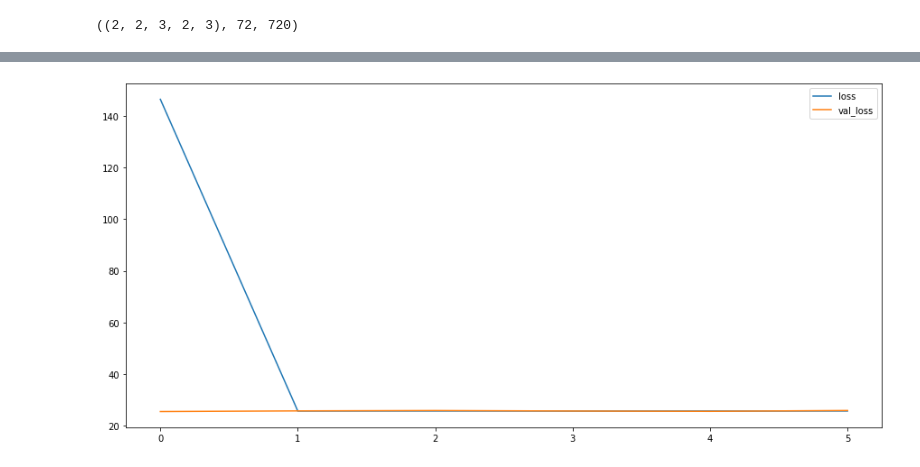
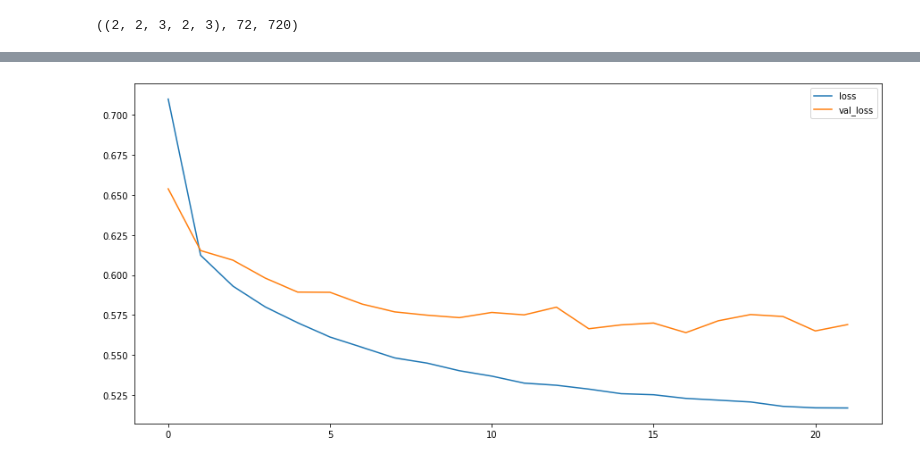
Before and after one commit to matejsladek/random_layers, a Jupyter notebook: code/experiments/census-income/Census Income.ipynb, the cells around one changed output, grey strips where cells are left out. Saved outputs shown, nothing was run; the diff lists cells and outputs as text; code cells hidden in the pictures.

```diff
--- a/code/experiments/census-income/Census Income.ipynb
+++ b/code/experiments/census-income/Census Income.ipynb
@@ -285,0 +256,9 @@ results.append((middle_size, bo.x_opt))
+# %%
+middle_sizes = [10, 100, 1_000]
+grid_res = 30
+scan_l2 = np.zeros((len(middle_sizes), grid_res, 2))
+# %%
+for i, middle_size in enumerate(middle_sizes):
+    for j, l1 in enumerate(np.linspace(log_space(0), log_space(1e-1), grid_res)):
+        scan_l2[i, j, 0] = l1
+        scan_l2[i, j, 1] = test(np.array([[l1]]))
@@ -288,36 +315,33 @@ list(map(lambda t: (t[0], un_log_space(t[1])), results))
-# %%
-for model_type in models:
-    for model in model_type:
-        model.compile(
-            optimizer="adam",
-            loss="mean_squared_error",
-        )
+# %%
+results = np.zeros(model_configurations.shape[:-1] + (folds,))
 # %%
-testsets = list()
-for i, model in enumerate(models):
-    model_type_testsets = list()
+for i, model_type in enumerate(model_configurations.reshape(-1, 3)):
     for j, (train_ids, test_ids) in enumerate(KFold(n_splits=10, shuffle=True).split(np.arange(dataset.shape[0]))):
-        print(i)
-        model_type_testsets.append(test_ids)
         half_validate = round(len(test_ids) / 2)
 
-        models[i][j].fit(
+        model = build_model(*model_type)
+        model.compile(optimizer="adam", loss="mean_squared_error")
+        model.fit(
             train[train_ids], labels[train_ids],
-            32,
+            64,
             epochs=100,
             shuffle=True,
             validation_data=(
                 train[test_ids][:half_validate], labels[test_ids][:half_validate],
             ),
             callbacks=[
                 keras.callbacks.EarlyStopping(
                     patience=5,
                     restore_best_weights=True,
                 ),
                 PlotLosses(),
             ],
         )
 
-    testsets.append(model_type_testsets)
+        score = model.evaluate(
+            train[test_ids][round(len(test_ids) / 2):], labels[test_ids][round(len(test_ids) / 2):],
+            verbose=0,
+        )
+        results.reshape(-1, folds)[i, j] = score
 # %% [output]
-[figure, old version]
+[figure, new version]
```
Also changed, not shown: parts of 22 cells of this notebook.
